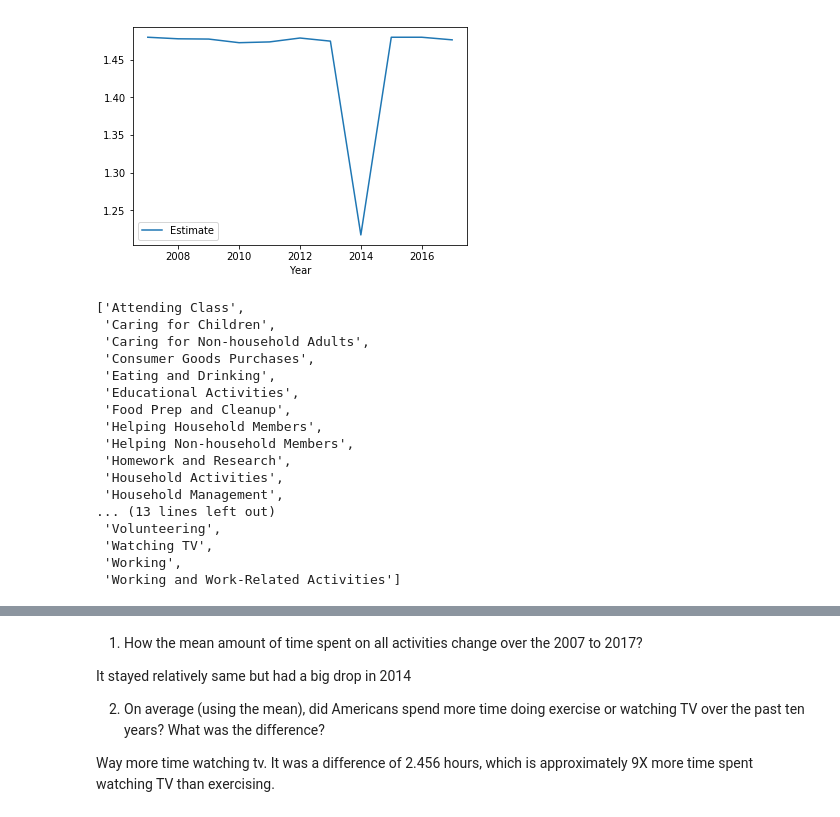
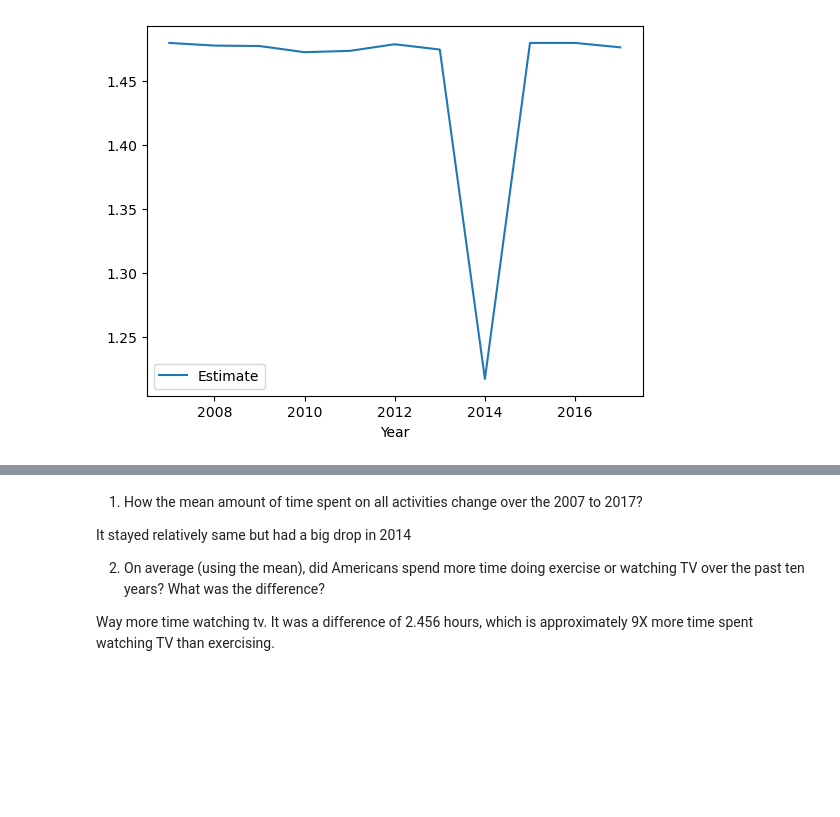
Before and after one commit to seon9cho/DataScienceEssentials, a Jupyter notebook: Pandas3/pandas3.ipynb, the cells around one changed output, grey strips where cells are left out. Drawn from its saved outputs; the diff is of its cells as text; code cells hidden in the pictures; blank space fills up the shorter version.

```diff
--- a/Pandas3/pandas3.ipynb
+++ b/Pandas3/pandas3.ipynb
@@ -42,29 +55,10 @@ time_usage
 | 329 | Other | 2017 | Annual | 0.20 | 0.009 |
 318 rows × 5 columns
 # %%
+# [compat] numeric_only=True: pandas 2.x no longer drops the text columns from mean() silently
 by_year = time_usage.groupby("Year")
-by_year.mean().plot(y="Estimate")
+by_year.mean(numeric_only=True).plot(y="Estimate")
 plt.show()
 # %% [output]
-[figure, old version]
+[figure, new version]
-# %%
-list(by_activity.groups)
-# %% [output]
-['Attending Class',
- 'Caring for Children',
- 'Caring for Non-household Adults',
- 'Consumer Goods Purchases',
- 'Eating and Drinking',
- 'Educational Activities',
- 'Food Prep and Cleanup',
- 'Helping Household Members',
- 'Helping Non-household Members',
- 'Homework and Research',
- 'Household Activities',
- 'Household Management',
-... (13 lines left out)
- 'Volunteering',
- 'Watching TV',
- 'Working',
- 'Working and Work-Related Activities']
 # %%
```
Also changed, not shown: parts of 24 cells of this notebook, 34 other files.
